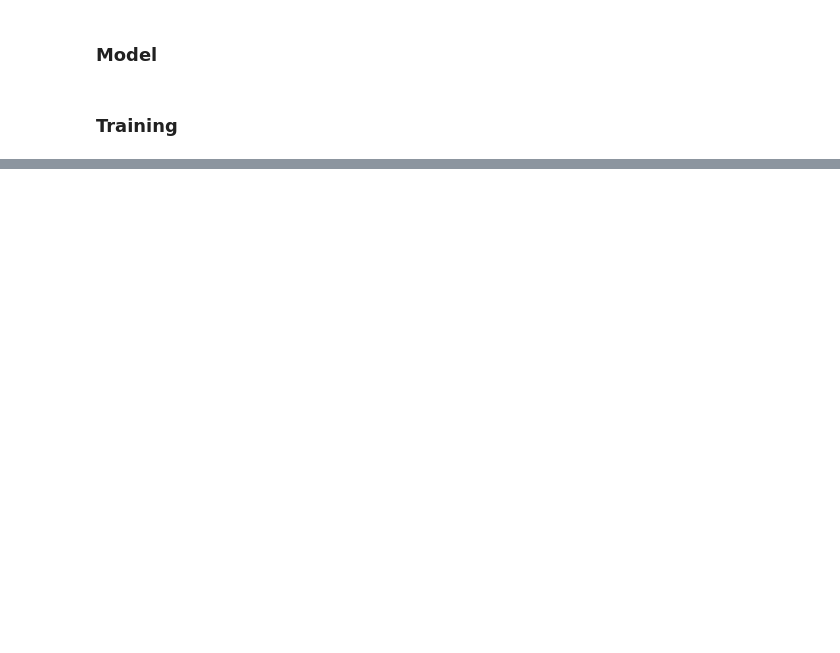
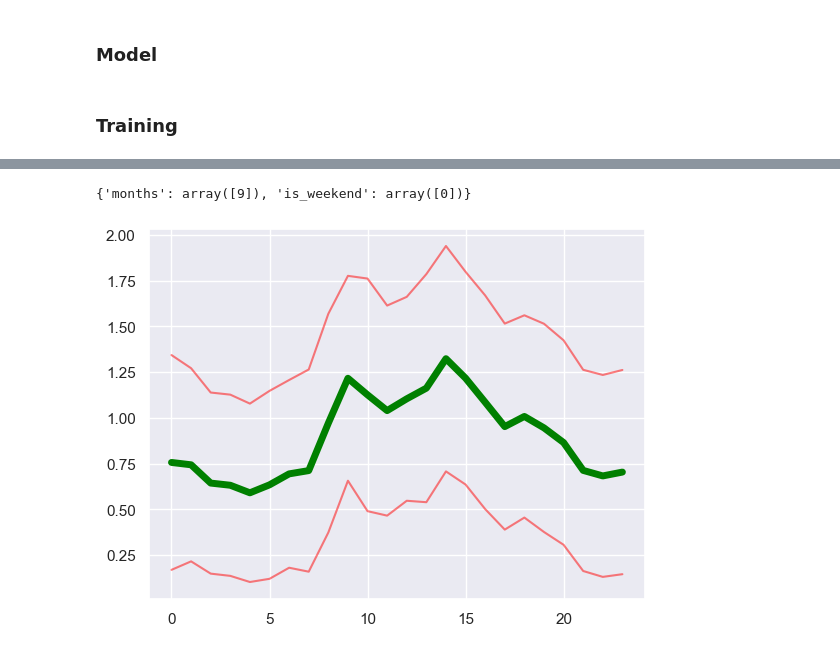
Before and after one commit to kabolat/behavio-temporal-vae, a Jupyter notebook: notebooks/sdg_baseline.ipynb, the cells around one changed output, grey strips where cells are left out. Drawn from its saved outputs; the diff is of its cells as text; code cells hidden in the pictures; blank space fills up the shorter version.

```diff
--- a/notebooks/sdg_baseline.ipynb
+++ b/notebooks/sdg_baseline.ipynb
@@ -180,3 +254,8 @@ model_kwargs = {
+# %%
+model_kwargs = {"latent_dim": 24,
+                "condencoding_dim": None,
+                "distribution_dict": distribution_dict,
+                }
 # %%
 model = CVAE(input_dim=num_features, conditioner=conditioner, **model_kwargs)
 # %% [markdown]
@@ -184,17 +263,19 @@ model = CVAE(input_dim=num_features, conditioner=conditioner, **model_kwargs)
 # %%
 train_kwargs = {
                 "lr": 1e-4,
-                "beta": 1.0,
+                "beta": 0.1,
                 "num_mc_samples": 1,
-                "epochs": 1000,
-                "verbose_freq": 100,
+                "epochs": 10,
+                "verbose_freq": 250,
                 "tensorboard": True,
-                "batch_size": 1024,
-                "validation_freq": 100
+                "batch_size": 16,
+                "validation_freq": 1000,
+                "device": "cpu",
+                "tqdm_func": tqdm.tqdm,
                 }
 # %%
 trainloader = torch.utils.data.DataLoader(trainset, batch_size=train_kwargs["batch_size"], shuffle=True, drop_last=True)
-valloader = torch.utils.data.DataLoader(valset, batch_size=train_kwargs["batch_size"], drop_last=False)
+valloader = torch.utils.data.DataLoader(valset, batch_size=1024, drop_last=False)
 # %%
 model.fit(trainloader=trainloader, valloader=valloader, **train_kwargs)
 # %% [output]
@@ -241,0 +337,15 @@ Conditioner saved at ./runs/Apr23_15-05-37_iepg-st-gpu.ewi.tudelft.nl/conditione
+# %%
+random_conditions = conditioner.get_random_conditions(1)
+print(random_conditions[1])
+# %% [output]
+{'months': array([9]), 'is_weekend': array([0])}
+# %%
+x_sample = model.sample(condition=torch.tensor(random_conditions[0]).float(), num_samples_prior=1, num_samples_likelihood=1)
+x_mu = x_sample["params"]["mu"].detach()
+x_sigma = x_sample["params"]["sigma"].detach()
+plt.plot(x_mu.T, lw=5, color='green')
+plt.plot((x_mu+x_sigma).T, color='red', alpha=0.5)
+plt.plot((x_mu-x_sigma).T, color='red', alpha=0.5)
+plt.show()
+# %% [output]
+[figure, added]
```
Also changed, not shown: parts of 26 cells of this notebook.
